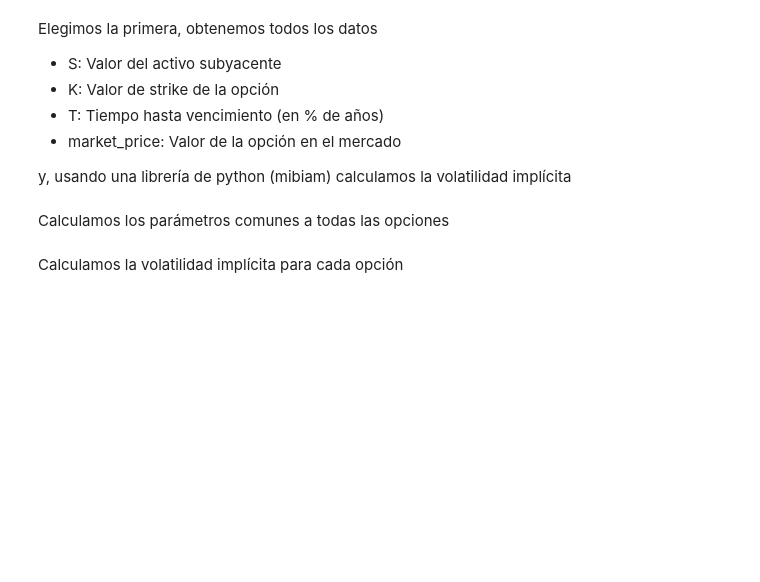
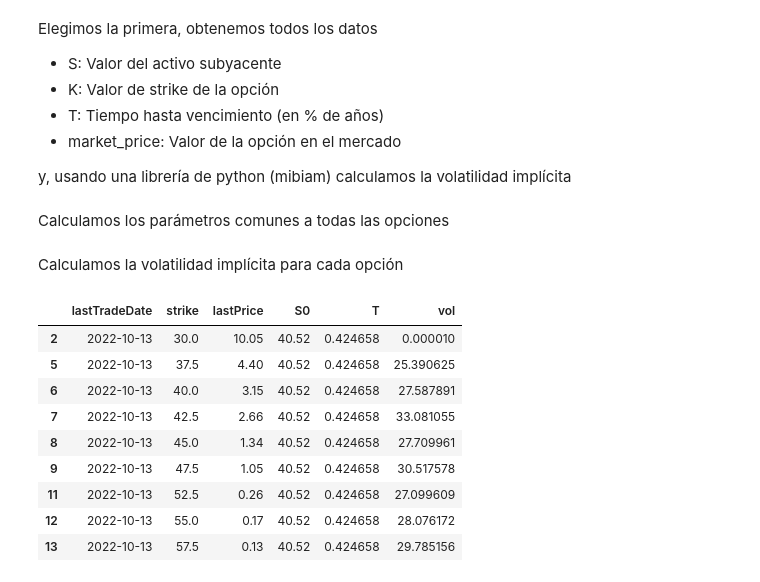
Before and after one commit to Ardark27/python_finance, a Jupyter notebook: 10_opciones/10_1_getdata.ipynb, the cells around one changed output. Saved outputs shown, nothing was run; the diff lists cells and outputs as text; code cells hidden in the pictures; blank space fills up the shorter version.

```diff
--- a/10_opciones/10_1_getdata.ipynb
+++ b/10_opciones/10_1_getdata.ipynb
@@ -120,4 +123,17 @@ for i in range(csco_opt_calls.shape[0]):
     c_vol = mibian.BS([S0, K, 0, days], callPrice= market_price)
     vols.append(c_vol.impliedVolatility)
 csco_opt_calls["vol"] = vols
+# %%
+csco_opt_calls
+# %% [output]
+|  | lastTradeDate | strike | lastPrice | S0 | T | vol |
+| 2 | 2022-10-13 | 30.0 | 10.05 | 40.52 | 0.424658 | 0.000010 |
+| 5 | 2022-10-13 | 37.5 | 4.40 | 40.52 | 0.424658 | 25.390625 |
+| 6 | 2022-10-13 | 40.0 | 3.15 | 40.52 | 0.424658 | 27.587891 |
+| 7 | 2022-10-13 | 42.5 | 2.66 | 40.52 | 0.424658 | 33.081055 |
+| 8 | 2022-10-13 | 45.0 | 1.34 | 40.52 | 0.424658 | 27.709961 |
+| 9 | 2022-10-13 | 47.5 | 1.05 | 40.52 | 0.424658 | 30.517578 |
+| 11 | 2022-10-13 | 52.5 | 0.26 | 40.52 | 0.424658 | 27.099609 |
+| 12 | 2022-10-13 | 55.0 | 0.17 | 40.52 | 0.424658 | 28.076172 |
+| 13 | 2022-10-13 | 57.5 | 0.13 | 40.52 | 0.424658 | 29.785156 |
 # %%
```
Also changed, not shown: parts of 17 cells of this notebook, 4 other files.
